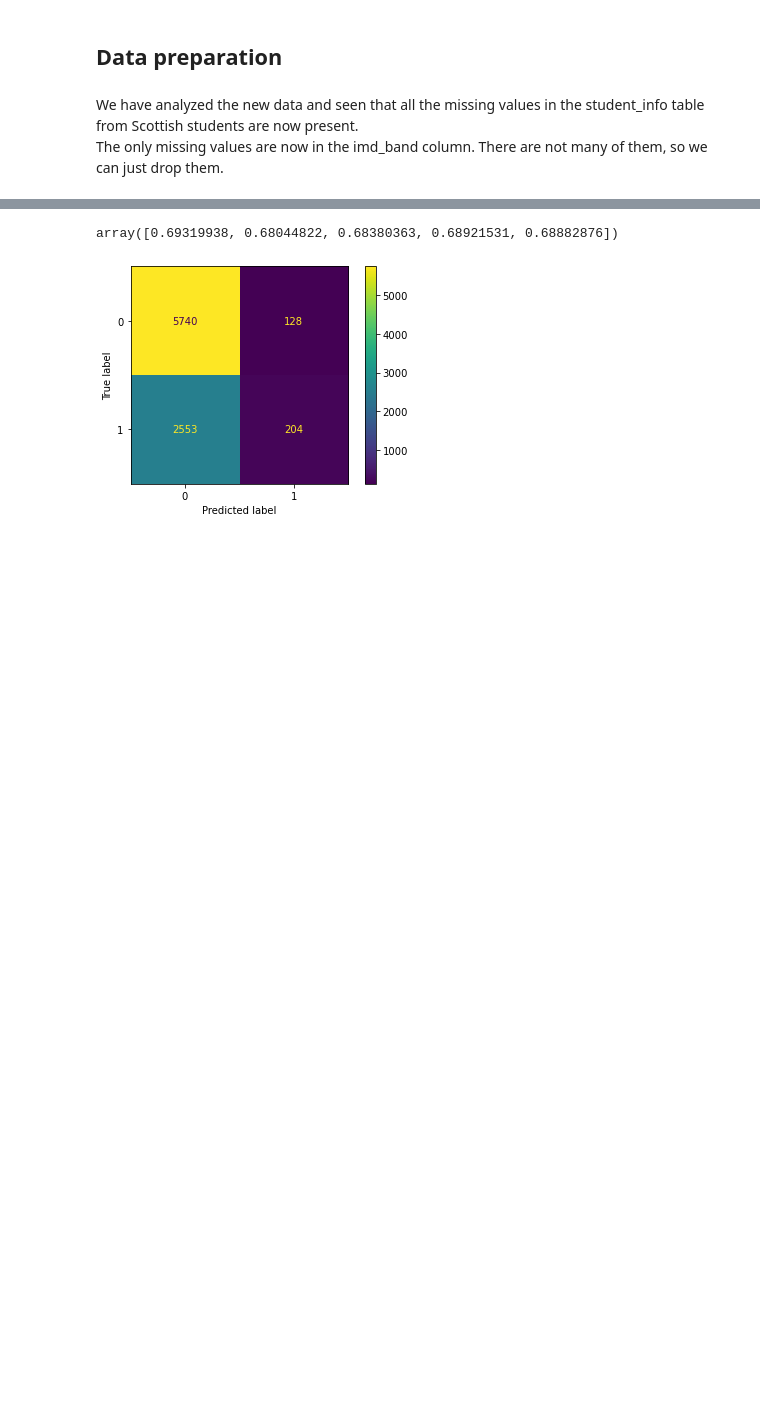
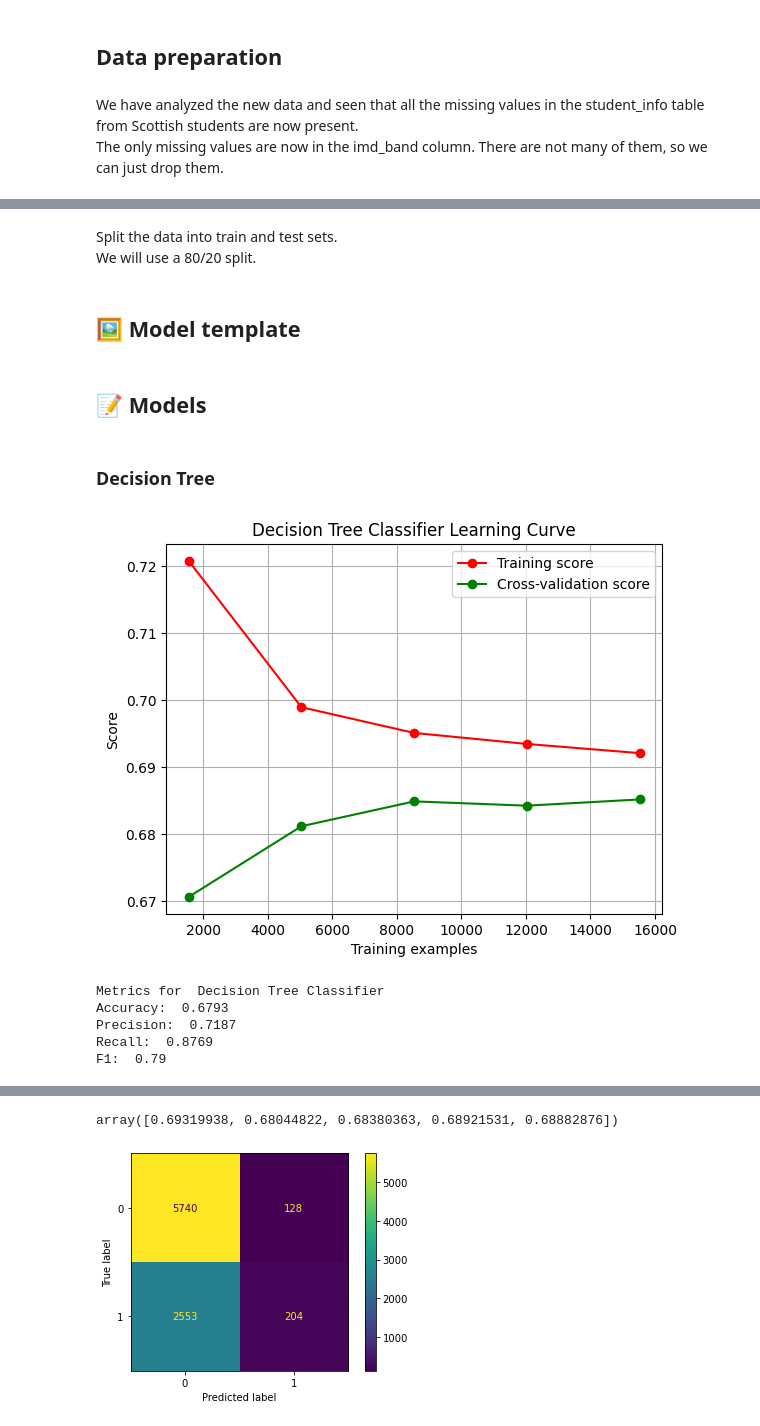
Before and after one commit to randmon/ucll_ti_data_and_ai_group_assignments, a Jupyter notebook: Assignment 3/modelling.ipynb, the cells around one changed output, grey strips where cells are left out. Saved outputs shown, nothing was run; the diff lists cells and outputs as text; code cells hidden in the pictures; blank space fills up the shorter version.

Commit message:
model class

```diff
--- a/Assignment 3/modelling.ipynb
+++ b/Assignment 3/modelling.ipynb
@@ -116,0 +43,12 @@ y_pred = clf.predict(x_test)
+# %%
+# drop Widthdrawn
+student_df = student_df[student_df['final_result'] != 'Withdrawn']
+# %%
+# Target variable: final_result
+y = student_df[['final_result']]
+
+# convert Pass and Distinction to 1 and Fail to 0
+y = y.replace(['Pass', 'Distinction', 'Fail'], [1, 1, 0])
+
+# Features: gender, region, highest education, IMD score, age, number of previous attempts, studied credits and disability
+x = student_df[['gender', 'region', 'highest_education', 'imd_band', 'age_band', 'num_of_prev_attempts', 'studied_credits', 'disability']]
@@ -116,0 +90,7 @@ y_pred = clf.predict(x_test)
+# %% [markdown]
+Split the data into train and test sets.<br/>
+We will use a 80/20 split.
+# %%
+x_train, x_test, y_train, y_test = train_test_split(x, y, test_size=0.2, random_state=0)
+# %% [markdown]
+## 🖼️ Model template
@@ -116,0 +187,18 @@ y_pred = clf.predict(x_test)
+# %% [markdown]
+## 📝 Models
+# %% [markdown]
+### Decision Tree
+# %%
+decision_tree = Model(tree.DecisionTreeClassifier(max_depth=5), 'Decision Tree Classifier', x_train, y_train, x_test, y_test)
+# %%
+decision_tree.plot_learning_curve()
+# %% [output]
+[figure, added]
+# %%
+decision_tree.print_metrics()
+# %% [output]
+Metrics for  Decision Tree Classifier
+Accuracy:  0.6793
+Precision:  0.7187
+Recall:  0.8769
+F1:  0.79
```
Also changed, not shown: parts of 14 cells of this notebook, 1 other file.
